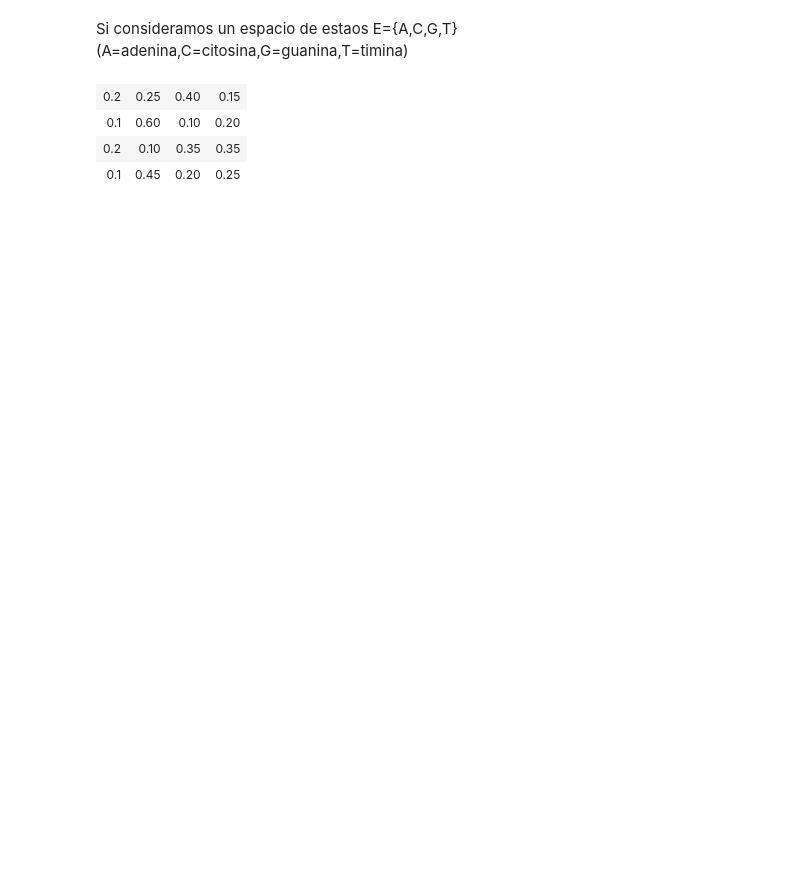
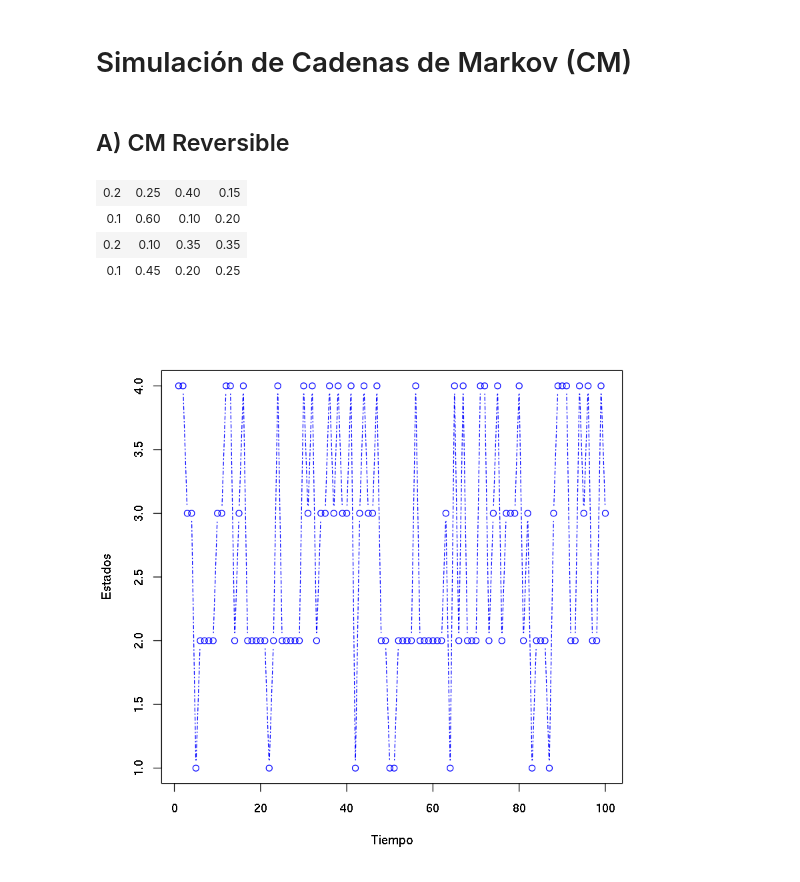
Before and after one commit to CynthiaCalixtro/Proyecto-de-Laboratorio-R, a Jupyter notebook: PROYECTO CADENAS DE MARKOV/Función en R para simular una cadena de Markov.ipynb, the cells around one changed output. Drawn from its saved outputs; the diff is of its cells as text; code cells hidden in the pictures; blank space fills up the shorter version.

```diff
--- a/PROYECTO CADENAS DE MARKOV/Función en R para simular una cadena de Markov.ipynb
+++ b/PROYECTO CADENAS DE MARKOV/Función en R para simular una cadena de Markov.ipynb
@@ -3,2 +1,4 @@
+# %% [markdown]
+# Simulación de Cadenas de Markov (CM)
 # %%
 rMarkov <- function(P, n = 100, mu0 = rep(1, nrow(P))/nrow(P)) {
@@ -26,12 +35,16 @@ X
-# %% [markdown]
-Si consideramos un espacio de estaos E={A,C,G,T} (A=adenina,C=citosina,G=guanina,T=timina)
+# %% [markdown]
+## A) CM Reversible
 # %%
-#sea la matriz de transición entre estados P
-vector=c(.2,.25,.4,0.15,.1,.6,.1,.2,.2,.1,.35,.35,.1,.45,.2,.25)
-P=matrix(vector,4,4,T)
+# sea la matriz de transicion
+P <-matrix(c(.2,.25,.4,0.15,.1,.6,.1,.2,.2,.1,.35,.35,.1,.45,.2,.25),4,4,T)
 P
 # %% [output]
 | 0.2 | 0.25 | 0.40 | 0.15 |
 | 0.1 | 0.60 | 0.10 | 0.20 |
 | 0.2 | 0.10 | 0.35 | 0.35 |
 | 0.1 | 0.45 | 0.20 | 0.25 |
+# %%
+X <- rMarkov(P,100)
+plot(1:100, X[1:100],type= 'b',col = 'blue',lwd = 1,las =.2, ylab= 'Estados',xlab='Tiempo',lty=10)
+# %% [output]
+[figure, added]
```
Also changed, not shown: parts of 17 cells of this notebook.
